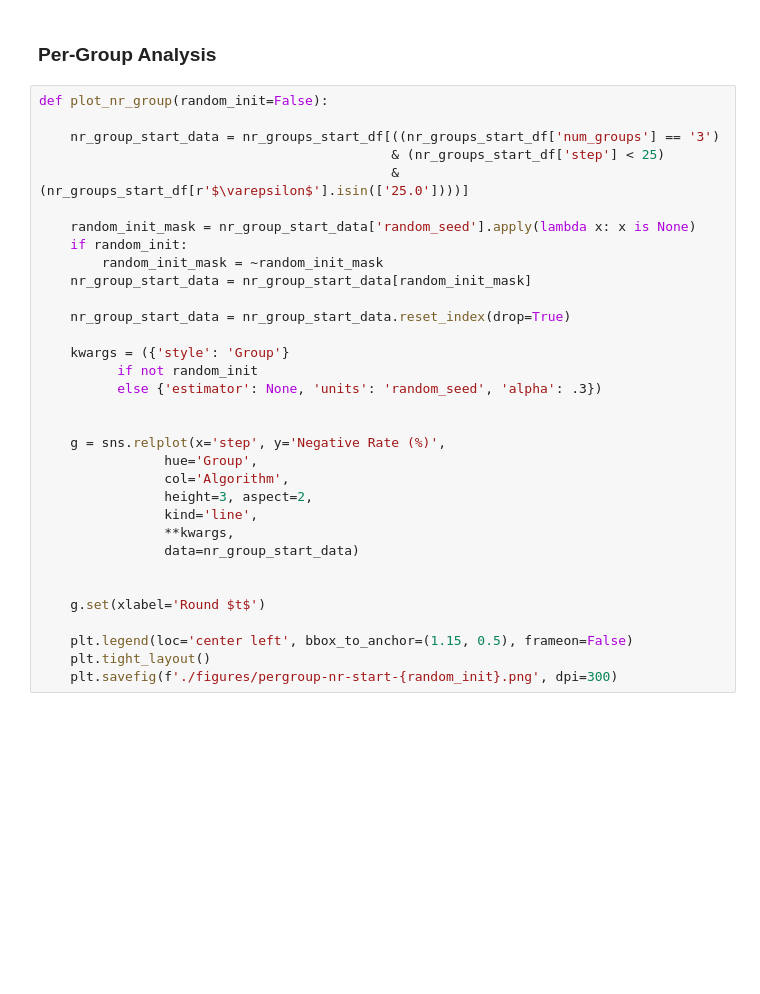
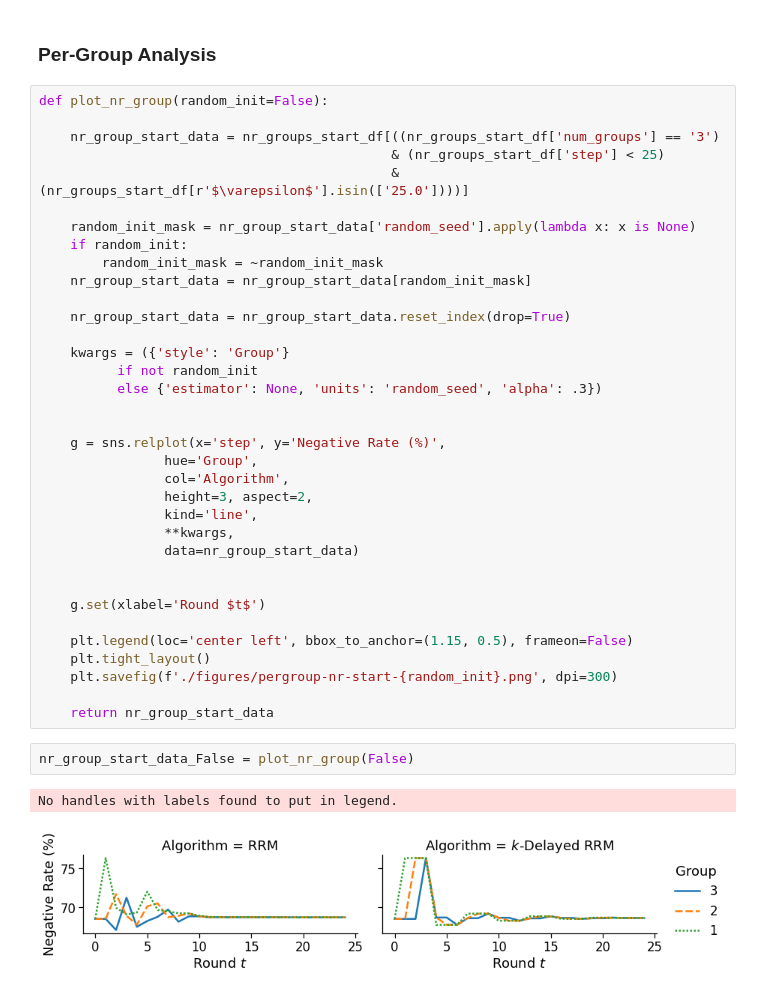
Before and after one commit to shlomihod/performative-prediction-stateful-world, a Jupyter notebook: performative_prediction-groups-respond-slowly.ipynb, the cells around one changed output. Saved outputs shown, nothing was run; the diff lists cells and outputs as text; blank space fills up the shorter version.

```diff
--- a/performative_prediction-groups-respond-slowly.ipynb
+++ b/performative_prediction-groups-respond-slowly.ipynb
@@ -521,4 +512,11 @@ def plot_nr_group(random_init=False):
     plt.legend(loc='center left', bbox_to_anchor=(1.15, 0.5), frameon=False)
     plt.tight_layout()
     plt.savefig(f'./figures/pergroup-nr-start-{random_init}.png', dpi=300)
+
+    return nr_group_start_data
+# %%
+nr_group_start_data_False = plot_nr_group(False)
+# %% [output]
+No handles with labels found to put in legend.
+[figure, added]
 # %%
```
Also changed, not shown: parts of 13 cells of this notebook, 7 other files.
